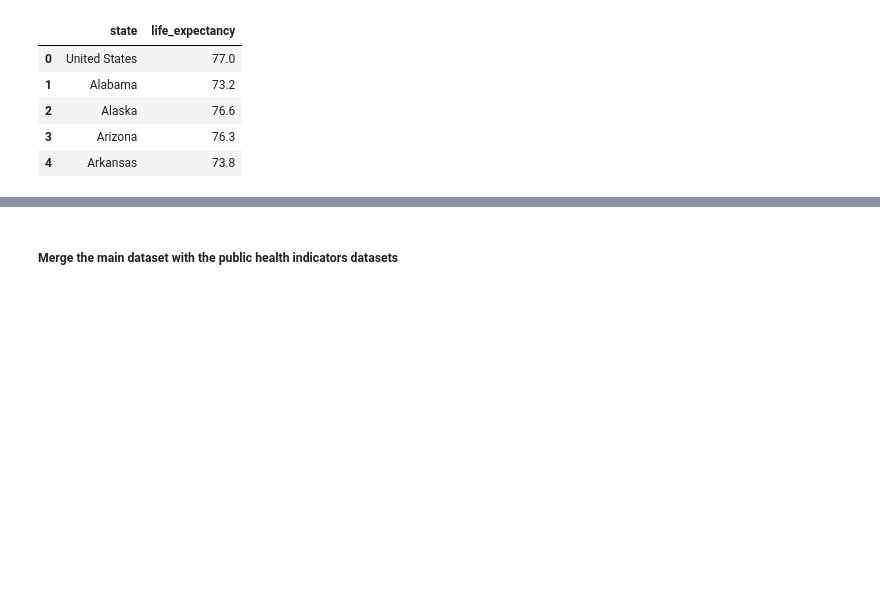
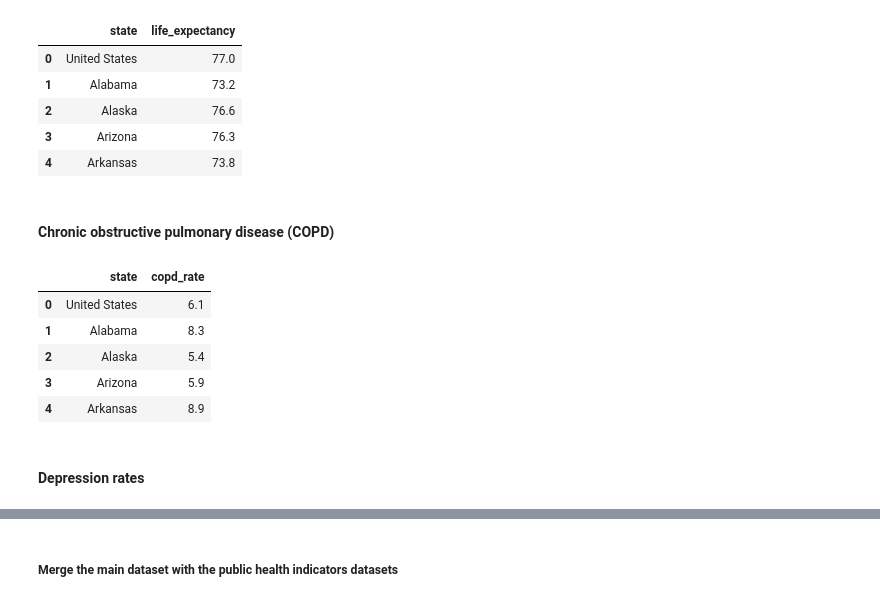
Before and after one commit to AlexRibeiro95/Environmental_factors_on_Public_health, a Jupyter notebook: notebooks/data_merging(1).ipynb, the cells around one changed output, grey strips where cells are left out. Cells and saved outputs as stored; diff of their text form; code cells hidden in the pictures; blank space fills up the shorter version.

```diff
--- a/notebooks/data_merging(1).ipynb
+++ b/notebooks/data_merging(1).ipynb
@@ -558,3 +558,28 @@ life_expectancy_data.head()
 | 2 | Alaska | 76.6 |
 | 3 | Arizona | 76.3 |
 | 4 | Arkansas | 73.8 |
+# %% [markdown]
+#### Chronic obstructive pulmonary disease (COPD)
+# %%
+# importing copd data
+
+copd_data = pd.read_csv('/Users/alexandreribeiro/Downloads/copd-us.csv')
+# %%
+# maintaing only LocationDesc and DataValueDisplay columns
+
+copd_data = copd_data[['LocationDesc', 'DataValueDisplay']]
+
+# Changing column names "LocationDesc" to "state" and "DataValueDisplay" to "copd_rate"
+
+copd_data.rename(columns={'LocationDesc': 'state', 'DataValueDisplay': 'copd_rate'}, inplace=True)
+
+copd_data.head()
+# %% [output]
+|  | state | copd_rate |
+| 0 | United States | 6.1 |
+| 1 | Alabama | 8.3 |
+| 2 | Alaska | 5.4 |
+| 3 | Arizona | 5.9 |
+| 4 | Arkansas | 8.9 |
+# %% [markdown]
+#### Depression rates
```
Also changed, not shown: parts of 22 cells of this notebook, 11 other files.
